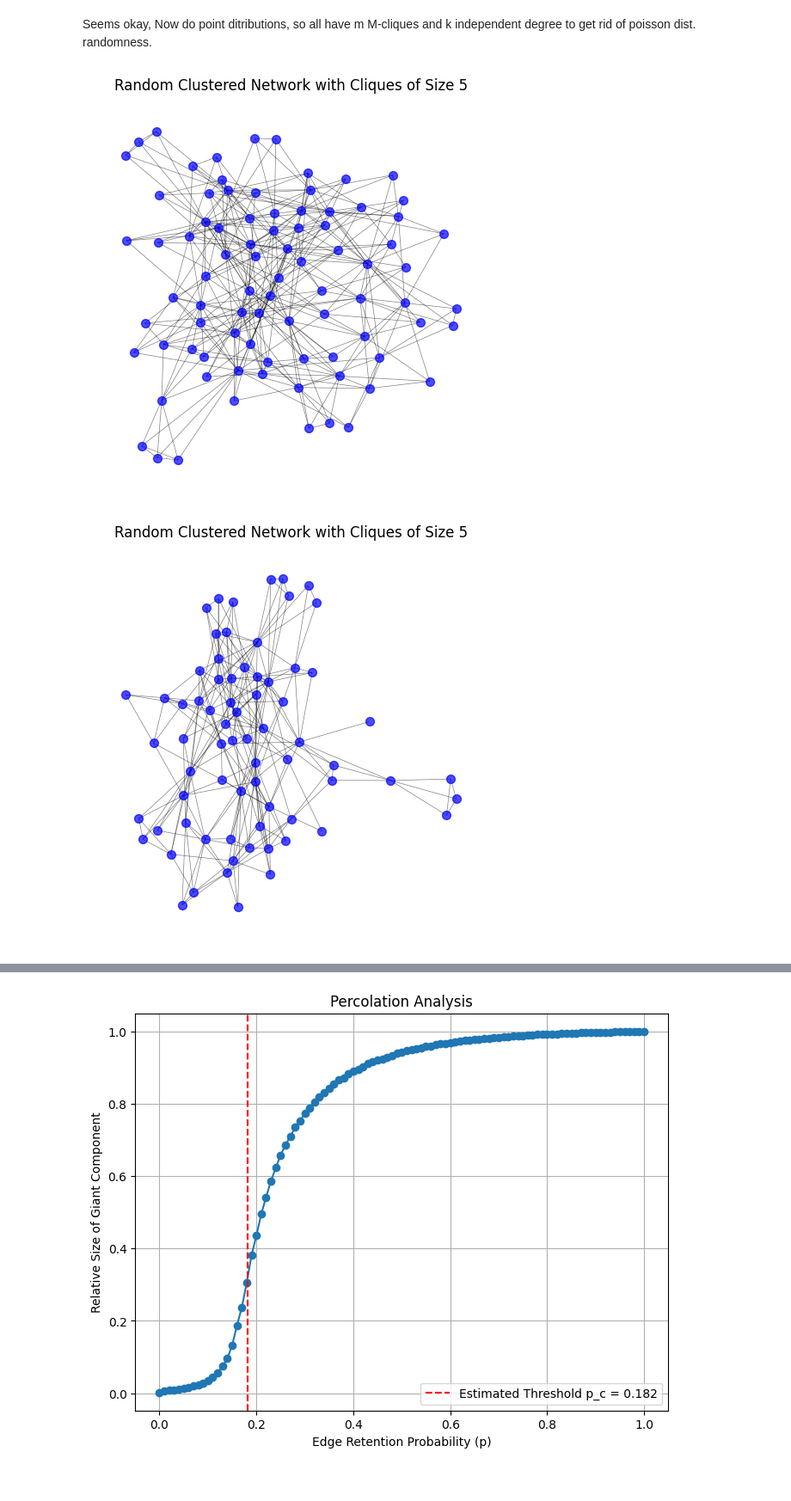
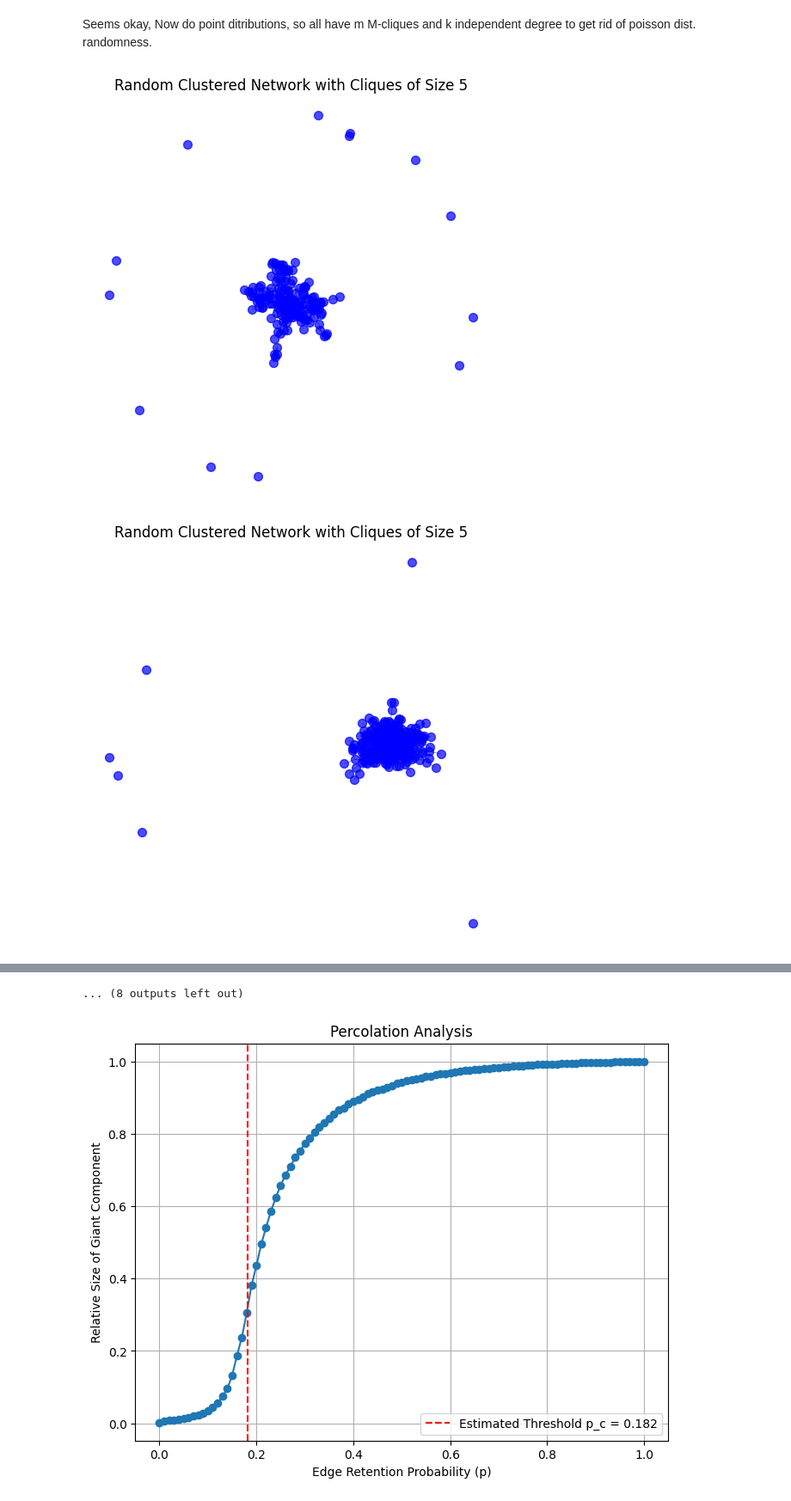
Before and after one commit to AlfredBendtzonHansen/het-measles, a Jupyter notebook: MCliqueRandomGraph.ipynb, the cells around one changed output, grey strips where cells are left out. Shown at 86% size. Drawn from its saved outputs; the diff is of its cells as text; code cells hidden in the pictures.

Commit message:
Implemented function for fixed number of cliques per node with poisson dist. idep. degee

```diff
--- a/MCliqueRandomGraph.ipynb
+++ b/MCliqueRandomGraph.ipynb
@@ -143,28 +143,28 @@ Seems okay, Now do point ditributions, so all have m M-cliques and k independent
 # %%
 N = 1000   # Number of nodes in the network
 M = 5     # Size of the cliques
 
 # Generate the adjacency matrix
-adj_matrix, cliques = generate_clustered_network(100, M, lambda_edges= 0)
-for s_f in np.linspace(0,1,10):
-    adj_matrix_plot = remove_clusters(adj_matrix=adj_matrix, cliques=cliques, s_f=s_f)
+adj_matrix, cliques = generate_clustered_network(N, M, lambda_edges= 5)
+for s_f in np.linspace(0.1,1,20):
+    adj_matrix_plot = keep_clusters(adj_matrix=adj_matrix, cliques=cliques, s_f=s_f)
 
     # Create a NetworkX graph for visualization
     G = nx.from_numpy_array(adj_matrix_plot)
 
     # Draw the network
     plt.figure(figsize=(6, 6))
     pos = nx.spring_layout(G, iterations=100)
 
     # Draw nodes
     nx.draw_networkx_nodes(G, pos, node_size=50, node_color='blue', alpha=0.7)
 
     # Draw edges
     nx.draw_networkx_edges(G, pos, width=0.5, alpha=0.5)
 
     plt.axis('off')
     plt.title(f'Random Clustered Network with Cliques of Size {M}')
 plt.show()
 # %% [output]
-[figure, old version]
+[figure, new version]
-[figure, old version]
+[figure, new version]
@@ -179,3 +181,4 @@ plt.show()
+... (8 outputs left out)
 # %%
 # Assume adj_matrix is obtained from the previous function generate_clustered_network
 N = 500
```
Also changed, not shown: parts of 2 cells of this notebook, 1 other file.
